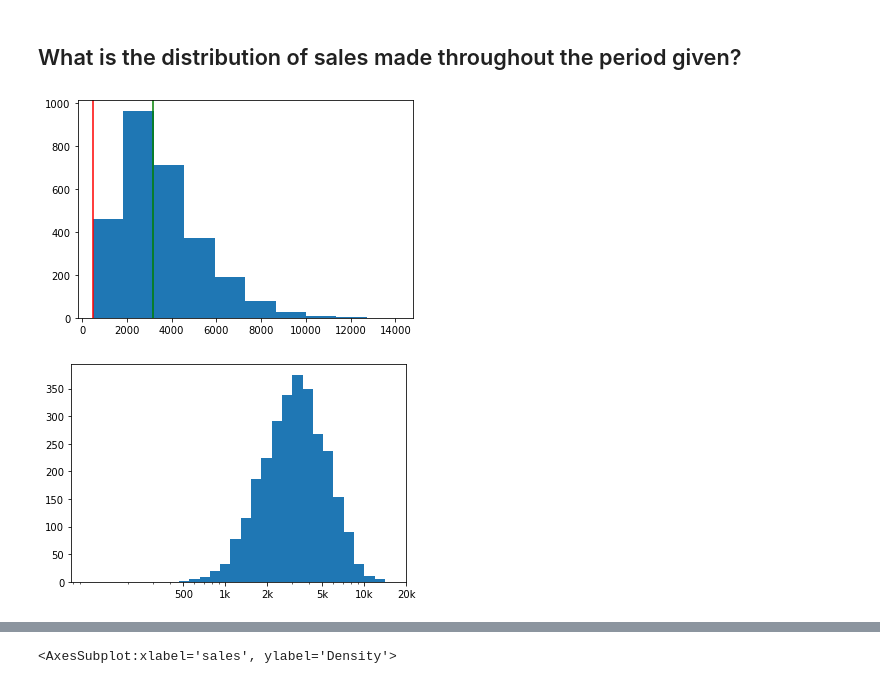
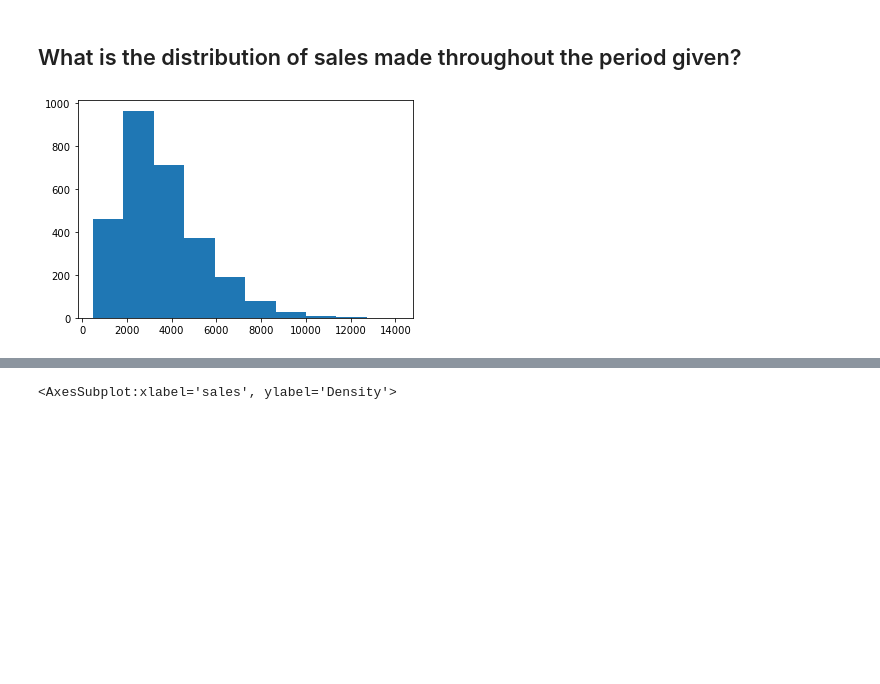
Before and after one commit to Biob-scientist/Sales_analytics, a Jupyter notebook: sales_exploratory_analysis.ipynb, the cells around one changed output, grey strips where cells are left out. Drawn from its saved outputs; the diff is of its cells as text; code cells hidden in the pictures; blank space fills up the shorter version.

```diff
--- a/sales_exploratory_analysis.ipynb
+++ b/sales_exploratory_analysis.ipynb
@@ -156,17 +156,9 @@ df.describe()
 # %%
 
 plt.hist(data=df, x='sales');
-plt.axvline(x = df.describe().iloc[3, 3], color = 'red')
-plt.axvline(x = df.describe().iloc[5, 3], color = 'green')
+#plt.axvline(x = df.describe().iloc[1, 3], color = 'red')
+#plt.axvline(x = df.describe().iloc[5, 3], color = 'green')
 plt.show()
-bins_max = np.log10(df.sales.max())
-bin_min=np.log10(df.sales.min())
-bins_trans = 10**np.linspace(2, bins_max, 30)
-plt.hist(data=df, x='sales',bins=bins_trans)
-plt.xscale('log')
-plt.xticks([500, 1e3, 2e3, 5e3, 1e4, 2e4], [500, '1k', '2k', '5k', '10k', '20k']);
-plt.show()
 # %% [output]
-[figure, old version]
+[figure, new version]
-[figure, removed]
 # %%
```
Also changed, not shown: parts of 25 cells of this notebook.
